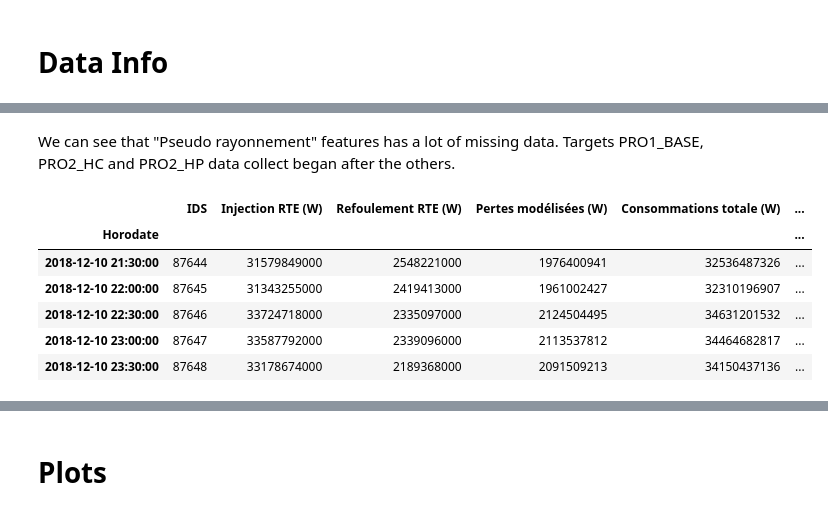
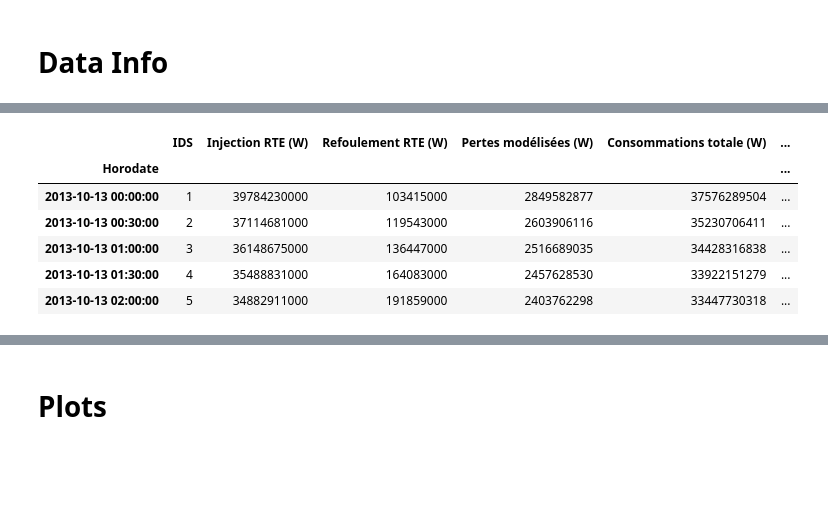
Before and after one commit to etnberz/enedis, a Jupyter notebook: notebooks/EDA.ipynb, the cells around one changed output, grey strips where cells are left out. Saved outputs shown, nothing was run; the diff lists cells and outputs as text; code cells hidden in the pictures; blank space fills up the shorter version.

```diff
--- a/notebooks/EDA.ipynb
+++ b/notebooks/EDA.ipynb
@@ -32,16 +32,11 @@ memory usage: 16.6 MB
-# %%
-train.drop('Pseudo rayonnement', axis=1, inplace=True)
-# %% [markdown]
-We can see that "Pseudo rayonnement" features has a lot of missing data.
-Targets PRO1_BASE, PRO2_HC and PRO2_HP data collect began after the others.
 # %%
-train.tail()
+train.head()
 # %% [output]
 |  | IDS | Injection RTE (W) | Refoulement RTE (W) | Pertes modélisées (W) | Consommations totale (W) | ... |
 | Horodate |  |  |  |  |  | ... |
-| 2018-12-10 21:30:00 | 87644 | 31579849000 | 2548221000 | 1976400941 | 32536487326 | ... |
-| 2018-12-10 22:00:00 | 87645 | 31343255000 | 2419413000 | 1961002427 | 32310196907 | ... |
-| 2018-12-10 22:30:00 | 87646 | 33724718000 | 2335097000 | 2124504495 | 34631201532 | ... |
-| 2018-12-10 23:00:00 | 87647 | 33587792000 | 2339096000 | 2113537812 | 34464682817 | ... |
-| 2018-12-10 23:30:00 | 87648 | 33178674000 | 2189368000 | 2091509213 | 34150437136 | ... |
+| 2013-10-13 00:00:00 | 1 | 39784230000 | 103415000 | 2849582877 | 37576289504 | ... |
+| 2013-10-13 00:30:00 | 2 | 37114681000 | 119543000 | 2603906116 | 35230706411 | ... |
+| 2013-10-13 01:00:00 | 3 | 36148675000 | 136447000 | 2516689035 | 34428316838 | ... |
+| 2013-10-13 01:30:00 | 4 | 35488831000 | 164083000 | 2457628530 | 33922151279 | ... |
+| 2013-10-13 02:00:00 | 5 | 34882911000 | 191859000 | 2403762298 | 33447730318 | ... |
 # %%
```
Also changed, not shown: parts of 4 cells of this notebook.
